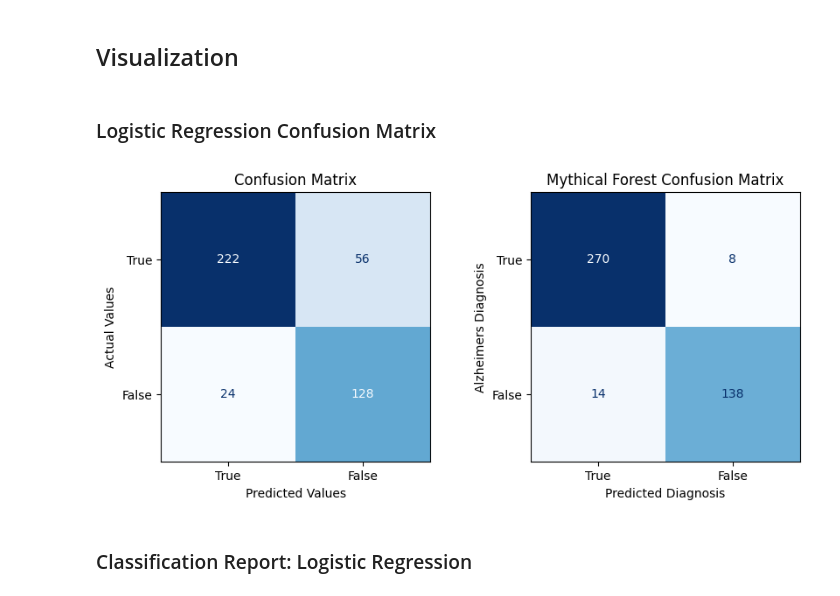
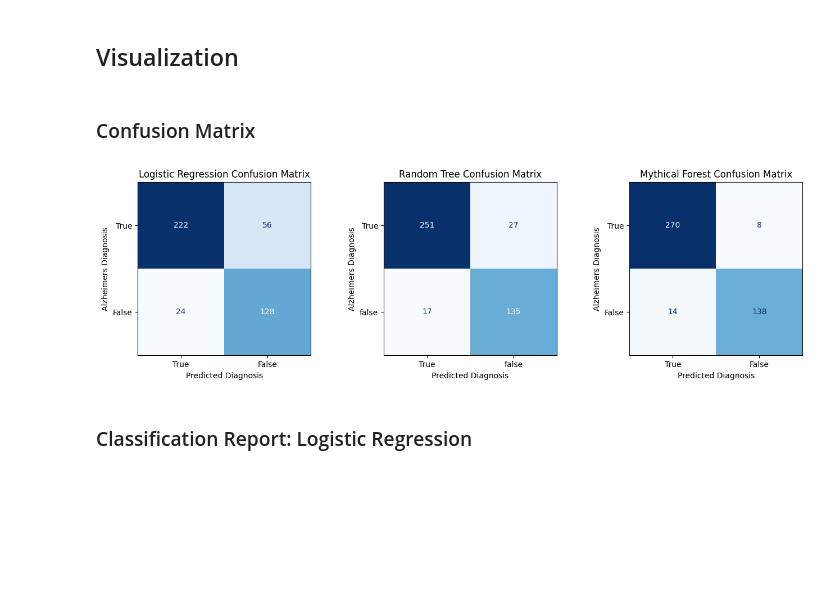
Before and after one commit to Spakshots/NeuroCurve, a Jupyter notebook: NeuroPy/visualization.ipynb, the cells around one changed output. Saved outputs shown, nothing was run; the diff lists cells and outputs as text; code cells hidden in the pictures; blank space fills up the shorter version.

Commit message:
Put all Confusion Matrices together in Visualization

```diff
--- a/NeuroPy/visualization.ipynb
+++ b/NeuroPy/visualization.ipynb
@@ -51,15 +51,13 @@ X_train, X_test, y_train, y_test = train_test_split(
 ## Training
 # %%
 ''' ----------- Logistic Model Training ----------- '''
-model = LogisticRegression(class_weight='balanced', max_iter=1000)
+model = LogisticRegression(class_weight='balanced')
 model.fit(X_train, y_train)
 
 '''------------- Decision Tree Model Training ---------'''
 tree = DecisionTreeClassifier()
 tree.fit(X_train, y_train)
-y_pred_tree = tree.predict(X_test)
-y_prob_tree = tree.predict_proba(X_test)
-accuracy = accuracy_score(y_test, y_pred_tree)
+
 
 '''------------ Mythical Forest Model Training---------'''
 forest = RandomForestClassifier(n_estimators=len(X_train), random_state=42)
@@ -113,32 +106,45 @@ Accuracy: 94.88%
 # %% [markdown]
 ## Visualization
 # %% [markdown]
-### Logistic Regression Confusion Matrix
+### Confusion Matrix
 # %%
-figs, axes = plt.subplots(1, 2, figsize=(10,4))
+figs, axes = plt.subplots(1, 3, figsize=(16,4))
+
+''' ----------- Logistic Model Training ----------- '''
+cm = confusion_matrix(y_test, y_pred_log)
+disp1 = ConfusionMatrixDisplay(cm, display_labels=["True", "False"])
+disp1.plot(ax=axes[0], colorbar=False, cmap="Blues")
+
+axes[0].set_title("Logistic Regression Confusion Matrix")
+axes[0].set_ylabel("Alzheimers Diagnosis")
+axes[0].set_xlabel("Predicted Diagnosis")
 
 
-cm = confusion_matrix(y_test, y_pred)
-#sns.heatmap(cm, annot=True, fmt="d", cmap="Blues")
-disp1 = ConfusionMatrixDisplay(cm, display_labels=["True", "False"])
-disp1.plot(ax=axes[0], colorbar=False, cmap="Blues")
-axes[0].set_title("Logistic Regression")
-axes[0].set_title("Confusion Matrix")
-axes[0].set_ylabel("Actual Values")
-axes[0].set_xlabel("Predicted Values")
 
-cm1 = confusion_matrix(y_test, y_pred_forest)
-disp2 = ConfusionMatrixDisplay(cm1, display_labels=["True", "False"])
+'''------------- Decision Tree Model Training ---------'''
+cm1 = confusion_matrix(y_test, y_pred_tree)
+disp2= ConfusionMatrixDisplay(cm1, display_labels=["True", "false"])
 disp2.plot(ax=axes[1], colorbar=False, cmap="Blues")
-axes[1].set_title("Mythical Forest")
-cm1 = confusion_matrix(y_test, y_pred_forest)
-#sns.heatmap(axes[1], annot=True, fmt="d", cmap="Blues")
-axes[1].set_title("Mythical Forest Confusion Matrix")
+
+axes[1].set_title("Random Tree Confusion Matrix")
 axes[1].set_ylabel("Alzheimers Diagnosis")
 axes[1].set_xlabel("Predicted Diagnosis")
+
+
+
+'''------------ Mythical Forest Model Training---------'''
+cm2 = confusion_matrix(y_test, y_pred_forest)
+disp3 = ConfusionMatrixDisplay(cm2, display_labels=["True", "False"])
+disp3.plot(ax=axes[2], colorbar=False, cmap="Blues")
+
+axes[2].set_title("Mythical Forest Confusion Matrix")
+axes[2].set_ylabel("Alzheimers Diagnosis")
+axes[2].set_xlabel("Predicted Diagnosis")
+
+
 plt.show()
 # %% [output]
-[figure, old version]
+[figure, new version]
 # %% [markdown]
 ### Classification Report: Logistic Regression
 # %%
```
Also changed, not shown: parts of 4 cells of this notebook, 1 other file.
